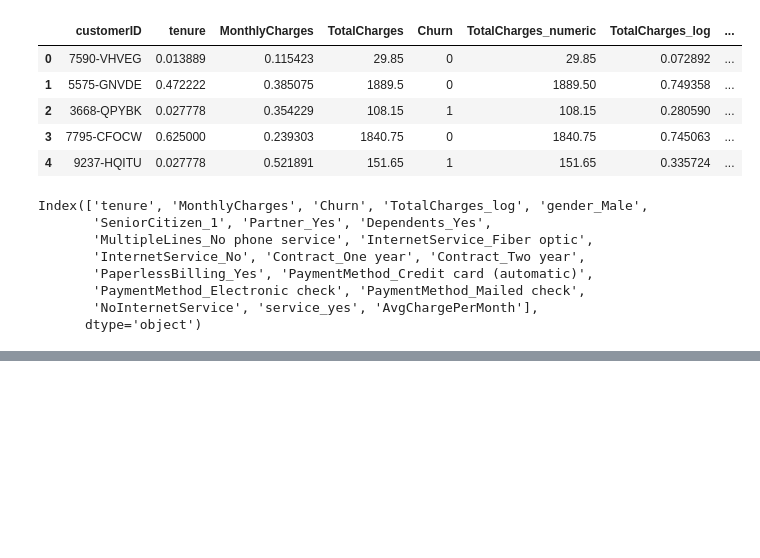
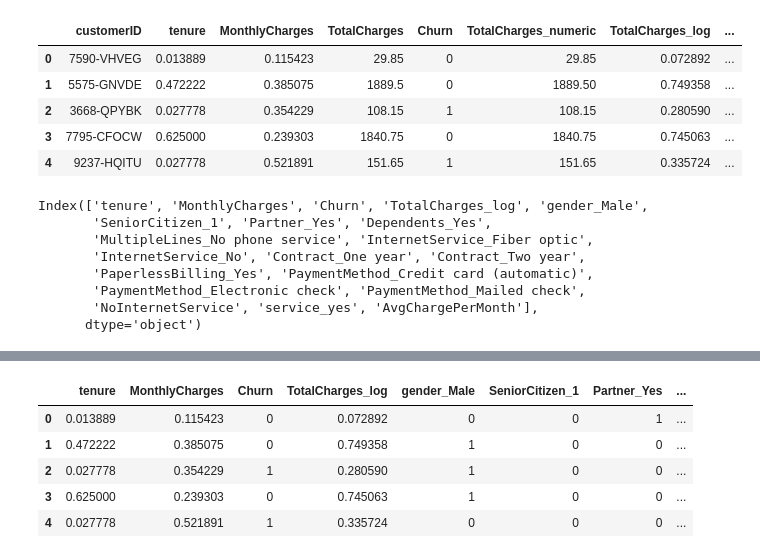
Before and after one commit to Kavishka2401/CustomerChurnPredictionSystem, a Jupyter notebook: Final_NN_Model.ipynb, the cells around one changed output, grey strips where cells are left out. Cells and saved outputs as stored; diff of their text form; code cells hidden in the pictures; blank space fills up the shorter version.

Commit message:
Scaled newly added features

```diff
--- a/Final_NN_Model.ipynb
+++ b/Final_NN_Model.ipynb
@@ -124,0 +134,21 @@ Index(['tenure', 'MonthlyCharges', 'Churn', 'TotalCharges_log', 'gender_Male',
+# %%
+from sklearn.preprocessing import MinMaxScaler
+
+# Select features to scale
+num_cols = ['AvgChargePerMonth']
+
+# Initialize scaler
+scaler = MinMaxScaler()
+
+# Fit and transform the numerical columns
+churn_data[num_cols] = scaler.fit_transform(churn_data[num_cols])
+
+# Check the first few rows
+churn_data.head()
+# %% [output]
+|  | tenure | MonthlyCharges | Churn | TotalCharges_log | gender_Male | SeniorCitizen_1 | Partner_Yes | ... |
+| 0 | 0.013889 | 0.115423 | 0 | 0.072892 | 0 | 0 | 1 | ... |
+| 1 | 0.472222 | 0.385075 | 0 | 0.749358 | 1 | 0 | 0 | ... |
+| 2 | 0.027778 | 0.354229 | 1 | 0.280590 | 1 | 0 | 0 | ... |
+| 3 | 0.625000 | 0.239303 | 0 | 0.745063 | 1 | 0 | 0 | ... |
+| 4 | 0.027778 | 0.521891 | 1 | 0.335724 | 0 | 0 | 0 | ... |
```
Also changed, not shown: parts of 1 cell of this notebook.
